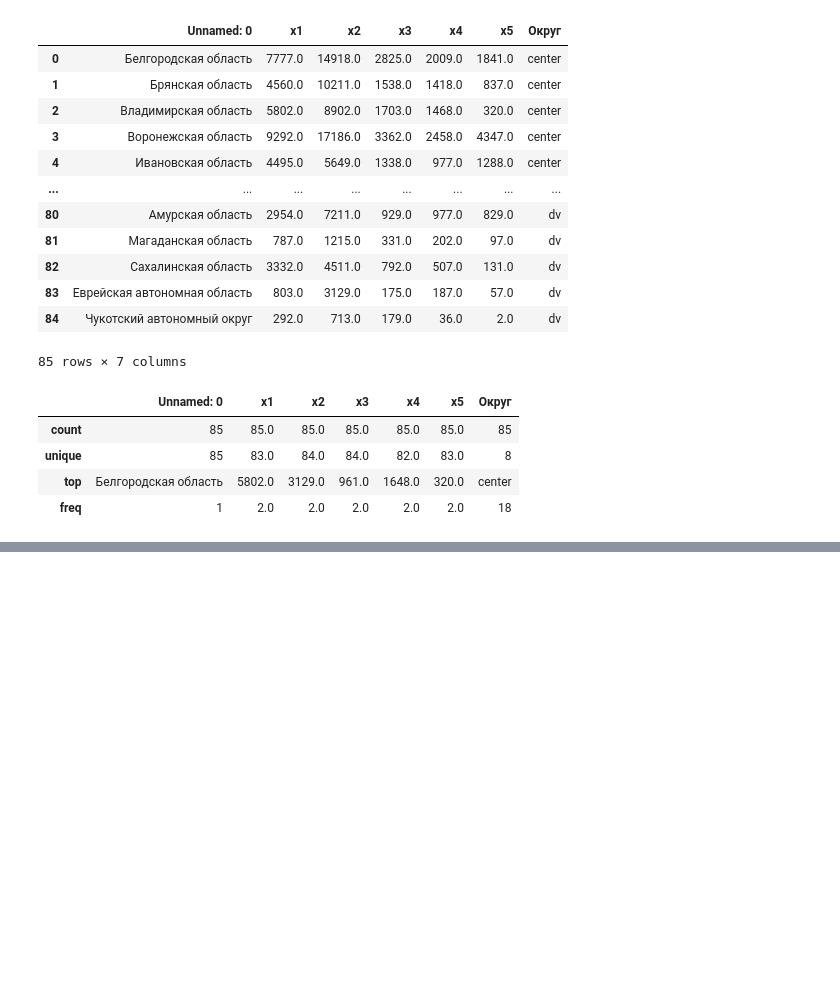
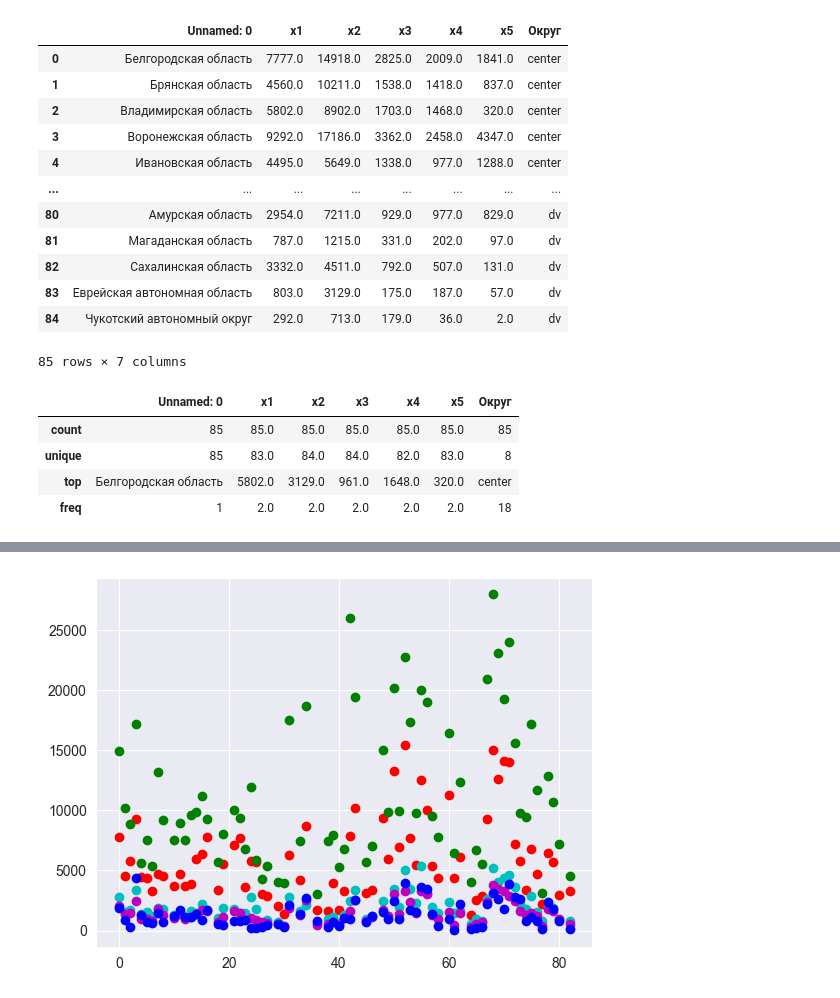
Before and after one commit to KirillPogranichny/ml-fefu-course, a Jupyter notebook: data_exploration.ipynb, the cells around one changed output, grey strips where cells are left out. Saved outputs shown, nothing was run; the diff lists cells and outputs as text; code cells hidden in the pictures; blank space fills up the shorter version.

Commit message:
use Isolation Forest method for solving outlier issue

```diff
--- a/data_exploration.ipynb
+++ b/data_exploration.ipynb
@@ -172,0 +223,19 @@ plt.show()
+# %%
+# use IsolationForest for solving outlier issue
+from sklearn.ensemble import IsolationForest
+
+iso = IsolationForest()
+outliers = iso.fit_predict(dataset_copy.loc[:, 'x1':'x5'])
+# %%
+for i in range(len(outliers)):
+    if outliers[i] == -1:
+        dataset_copy.drop(i, inplace = True)
+# %%
+plt.plot(dataset_copy.loc[:, 'x1'], 'ro')
+plt.plot(dataset_copy.loc[:, 'x2'], 'go')
+plt.plot(dataset_copy.loc[:, 'x3'], 'co')
+plt.plot(dataset_copy.loc[:, 'x4'], 'mo')
+plt.plot(dataset_copy.loc[:, 'x5'], 'bo')
+plt.show()
+# %% [output]
+[figure, added]
```
Also changed, not shown: parts of 9 cells of this notebook.
